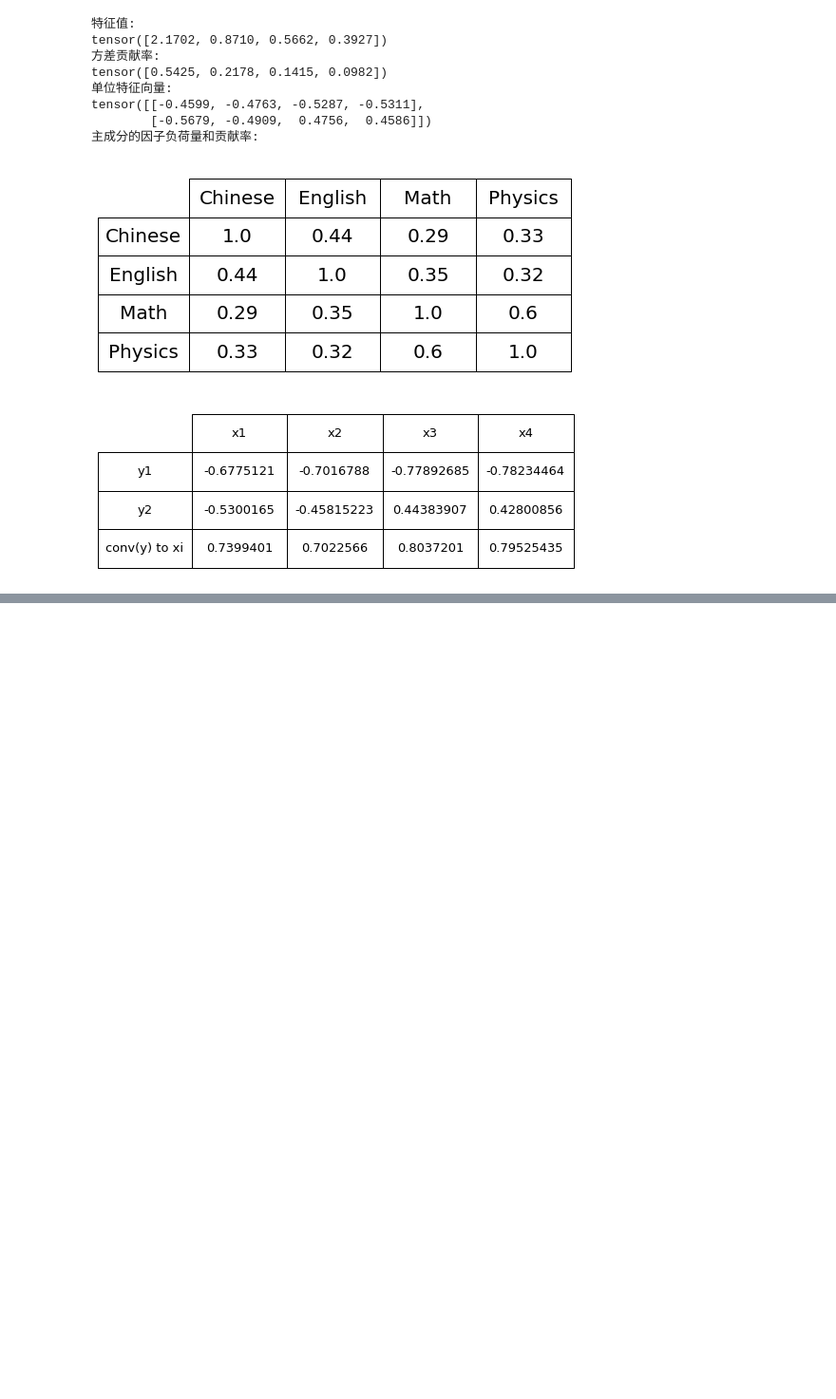
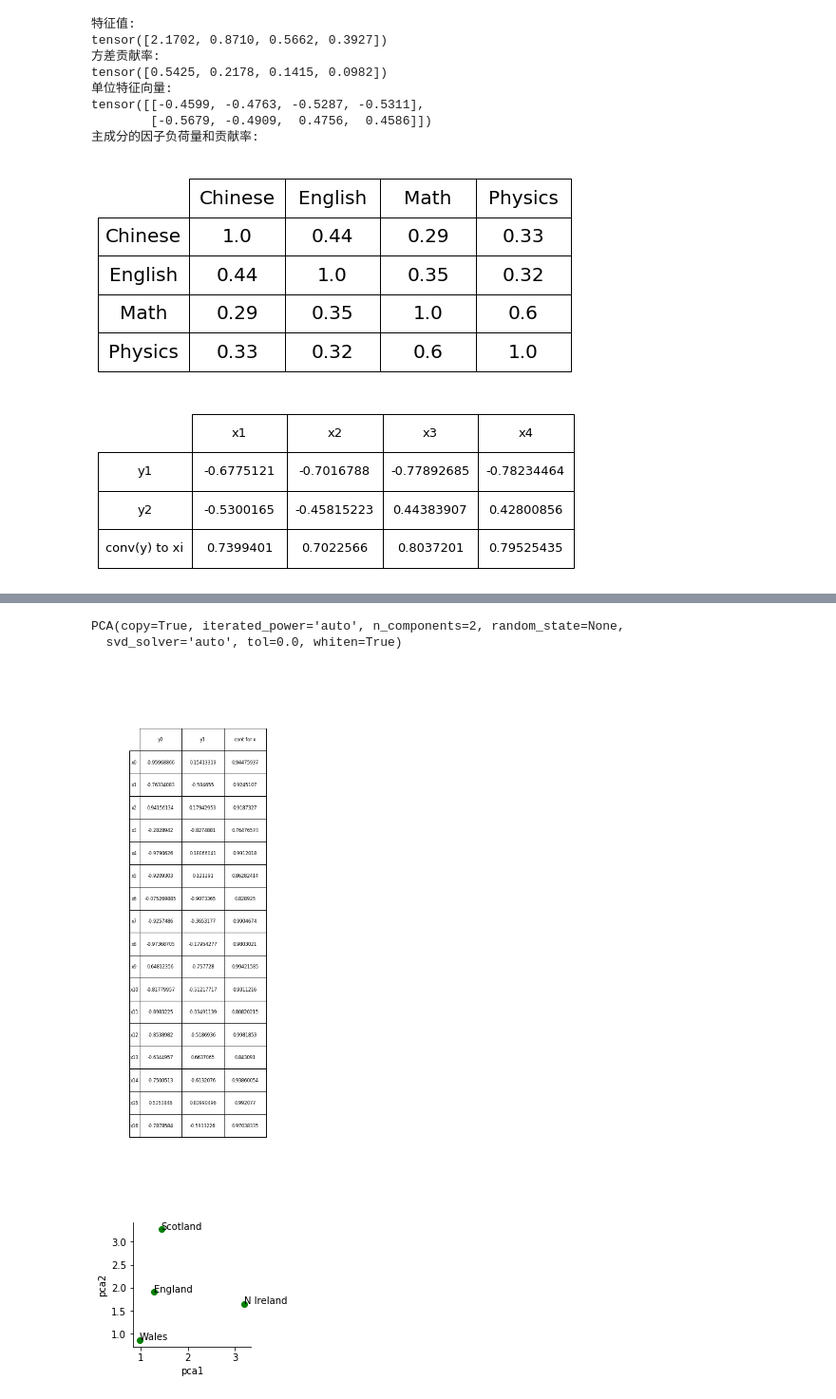
Before and after one commit to Wangpeiyi9979/-, a Jupyter notebook: 无监督学习/PCA.ipynb, the cells around one changed output, grey strips where cells are left out. Shown at 95% size. Cells and saved outputs as stored; diff of their text form; code cells hidden in the pictures; blank space fills up the shorter version.

```diff
--- a/无监督学习/PCA.ipynb
+++ b/无监督学习/PCA.ipynb
@@ -283,0 +286,25 @@ plot_two_dim(x_u, y_u, id2Name, 'y1', 'y2')
+# %%
+X, id2Name = load_data_for_area()
+X = np.array(X.t())
+# %%
+from sklearn.decomposition import PCA
+pca = PCA(n_components=2, whiten=True)
+pca.fit(X)
+# %% [output]
+PCA(copy=True, iterated_power='auto', n_components=2, random_state=None,
+  svd_solver='auto', tol=0.0, whiten=True)
+# %%
+W = pca.components_   # 组成主成分的特征向量(K', K)
+lam_sqrt = np.expand_dims(pca.singular_values_, 1)      # 对应主成分特征值的二范数，即对应主成分的奇异值，由于广播机制，因此增加维度
+X -= np.mean(X, axis=0)                                 # 求协方差矩阵需要减去均值
+s = np.expand_dims(np.diag(X.transpose().dot(X)), 0)    # 求方差
+R = lam_sqrt * W / np.sqrt(s)                           # Rij, 第i个主成分yi与xj的相关系数
+v = np.sum(R*R, 0)                                      # vj: 所选K' 主成分对xj的贡献率
+# %%
+R = np.concatenate((R.transpose(),np.expand_dims(v, 1)), 1)
+plot_table(["x{}".format(i) for i in range(R.shape[0])], ["y{}".format(i) for i in range(R.shape[1]-1)] + ['cont for x'], R)
+X_new = pca.transform(X)
+plot_two_dim(X_new[:,0],X_new[:, 1], id2Name, 'pca1', 'pca2')
+# %% [output]
+[figure, added]
+[figure, added]
```
Also changed, not shown: parts of 6 cells of this notebook.
